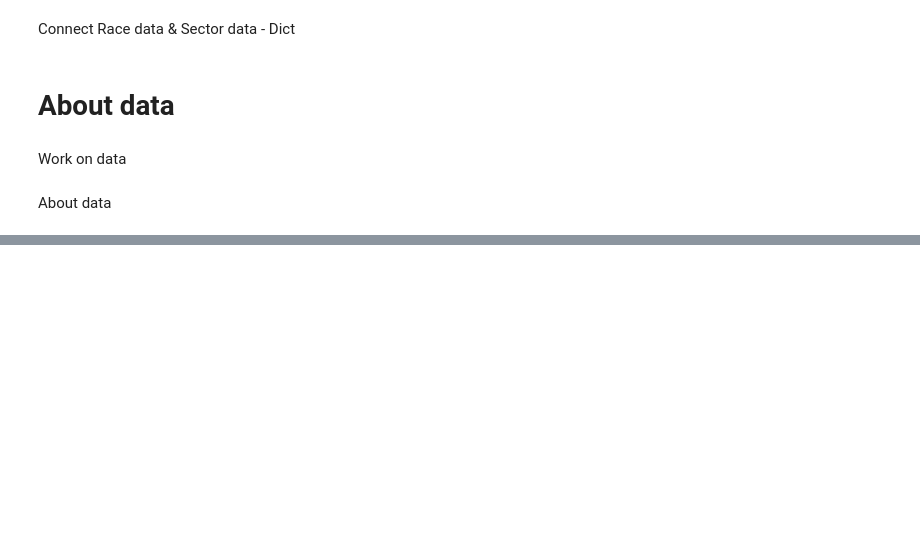
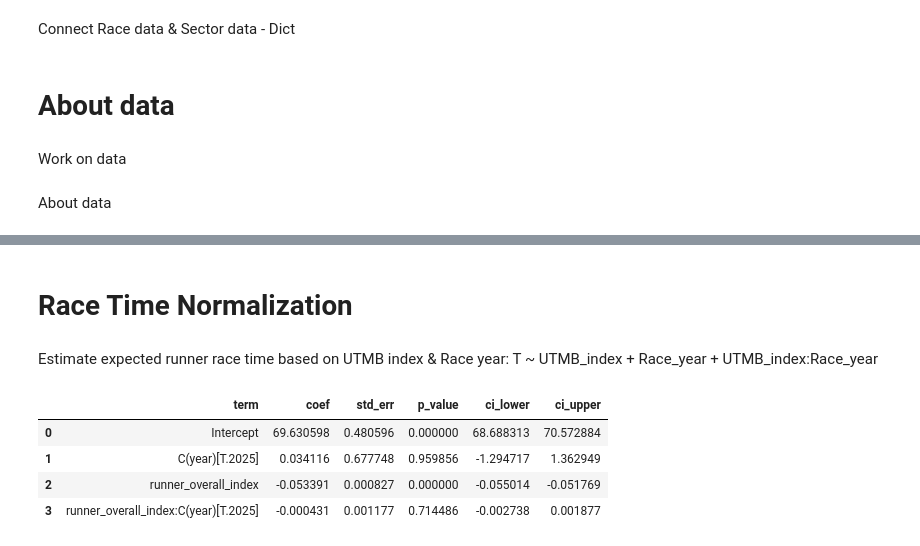
Before and after one commit to 1312Bravo/Path-To-UTMB, a Jupyter notebook: pacing_strategy/research.ipynb, the cells around one changed output, grey strips where cells are left out. Cells and saved outputs as stored; diff of their text form; code cells hidden in the pictures; blank space fills up the shorter version.

```diff
--- a/pacing_strategy/research.ipynb
+++ b/pacing_strategy/research.ipynb
@@ -56,7 +64,7 @@ Connect Race data & Sector data - Dict
 # Dict((year, bib_number) -> sector data dataframe with race results information
 
 runner_race_sector_data_dict = dict()
-for year in [2025]:
+for year in years:
     utmb_race_results_year_df = utmb_race_results_df_dict[year]
     utmb_sector_data_year_dict = utmb_sector_data_dict[year]
 
@@ -183,0 +161,4 @@ runner_race_sector_data_df
+# %%
+# How are DNF runners represented after their final reached checkpoint? --> They have missing values for all sectors after DNF race time
+runner_race_sector_data_dnf_df = runner_race_sector_data_df.loc[~runner_race_sector_data_df["runner_is_finisher"]].reset_index(drop=True).copy()
+runner_race_sector_data_finisher_df = runner_race_sector_data_df.loc[runner_race_sector_data_df["runner_is_finisher"]].reset_index(drop=True).copy()
@@ -183,0 +200,27 @@ runner_race_sector_data_df
+# %% [markdown]
+# Race Time Normalization
+# %% [markdown]
+Estimate expected runner race time based on UTMB index & Race year: T ~ UTMB_index + Race_year + UTMB_index:Race_year
+# %%
+# Data - one row per runner/year
+df_race_time_normalization_estimation = (
+    runner_race_sector_data_finisher_df
+    .drop_duplicates(subset=["runner_id"])
+    [["runner_id", "runner_race_time_hours", "runner_overall_index", "year"]]
+    .dropna(how="any")
+    .reset_index(drop=True)
+    .copy()
+)
+# %%
+# Model - Fit & Predict
+
+# Fit
+model_race_time_norm = smf.ols(
+    formula = "runner_race_time_hours ~ runner_overall_index * C(year)",
+    data = df_race_time_normalization_estimation,
+)
+fit_race_time_norm = model_race_time_norm.fit()
+
+# Predict & store predictions
+y_pred_race_time_norm = fit_race_time_norm.predict(df_race_time_normalization_estimation)
+df_race_time_normalization_estimation["runner_race_time_hours_pred"] = y_pred_race_time_norm
@@ -183,0 +240,20 @@ runner_race_sector_data_df
+# %%
+# Coefficients
+coef_race_time_norm_df = (
+    pd.DataFrame({
+        "coef": fit_race_time_norm.params,
+        "std_err": fit_race_time_norm.bse,
+        "p_value": fit_race_time_norm.pvalues,
+        "ci_lower": fit_race_time_norm.conf_int()[0],
+        "ci_upper": fit_race_time_norm.conf_int()[1],
+    })
+    .reset_index(names="term")
+)
+
+coef_race_time_norm_df
+# %% [output]
+|  | term | coef | std_err | p_value | ci_lower | ci_upper |
+| 0 | Intercept | 69.630598 | 0.480596 | 0.000000 | 68.688313 | 70.572884 |
+| 1 | C(year)[T.2025] | 0.034116 | 0.677748 | 0.959856 | -1.294717 | 1.362949 |
+| 2 | runner_overall_index | -0.053391 | 0.000827 | 0.000000 | -0.055014 | -0.051769 |
+| 3 | runner_overall_index:C(year)[T.2025] | -0.000431 | 0.001177 | 0.714486 | -0.002738 | 0.001877 |
```
Also changed, not shown: parts of 12 cells of this notebook, 1 other file.
